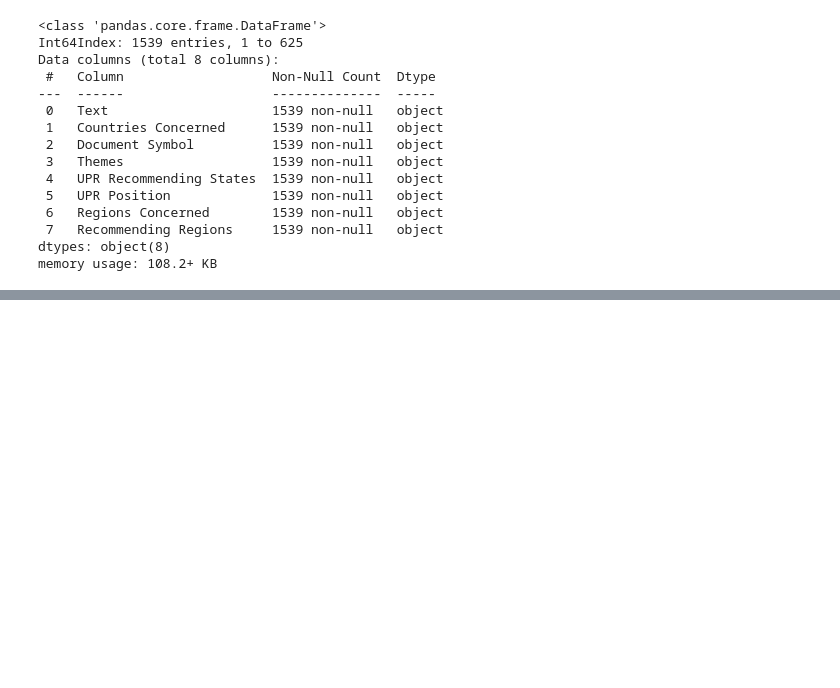
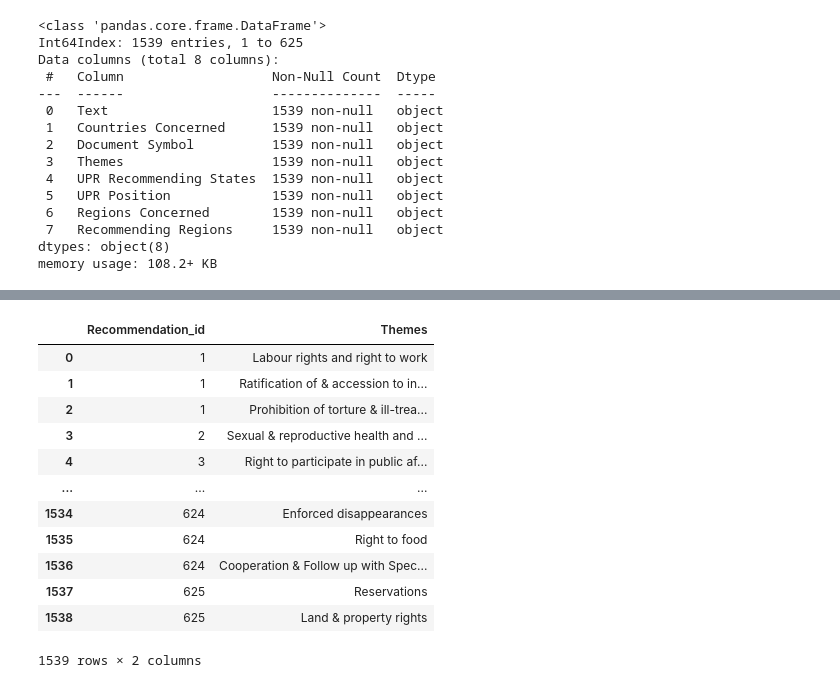
Before and after one commit to jandemeskel/UN-project, a Jupyter notebook: Ingestion.ipynb, the cells around one changed output, grey strips where cells are left out. Saved outputs shown, nothing was run; the diff lists cells and outputs as text; code cells hidden in the pictures; blank space fills up the shorter version.

```diff
--- a/Ingestion.ipynb
+++ b/Ingestion.ipynb
@@ -139,3 +205,22 @@ Countries_df.index = Countries_df.index.set_names(['Country_id'])
+# %%
+Recommendation_to_theme = df4[['Themes']]
+Recommendation_to_theme.index = Recommendation_to_theme.index.set_names(['Recommendation_id'])
+Recommendation_to_theme = Recommendation_to_theme.reset_index(level=0)
+Recommendation_to_theme
+# %% [output]
+|  | Recommendation_id | Themes |
+| 0 | 1 | Labour rights and right to work |
+| 1 | 1 | Ratification of & accession to in... |
+| 2 | 1 | Prohibition of torture & ill-trea... |
+| 3 | 2 | Sexual & reproductive health and ... |
+| 4 | 3 | Right to participate in public af... |
+| ... | ... | ... |
+| 1534 | 624 | Enforced disappearances |
+| 1535 | 624 | Right to food |
+| 1536 | 624 | Cooperation & Follow up with Spec... |
+| 1537 | 625 | Reservations |
+| 1538 | 625 | Land & property rights |
+1539 rows × 2 columns
 # %%
 Themes_df = pd.DataFrame(df4['Themes'].unique(), columns=['Themes'])
 Themes_df.index = Themes_df.index.set_names(['Theme_id'])
```
Also changed, not shown: parts of 8 cells of this notebook.
